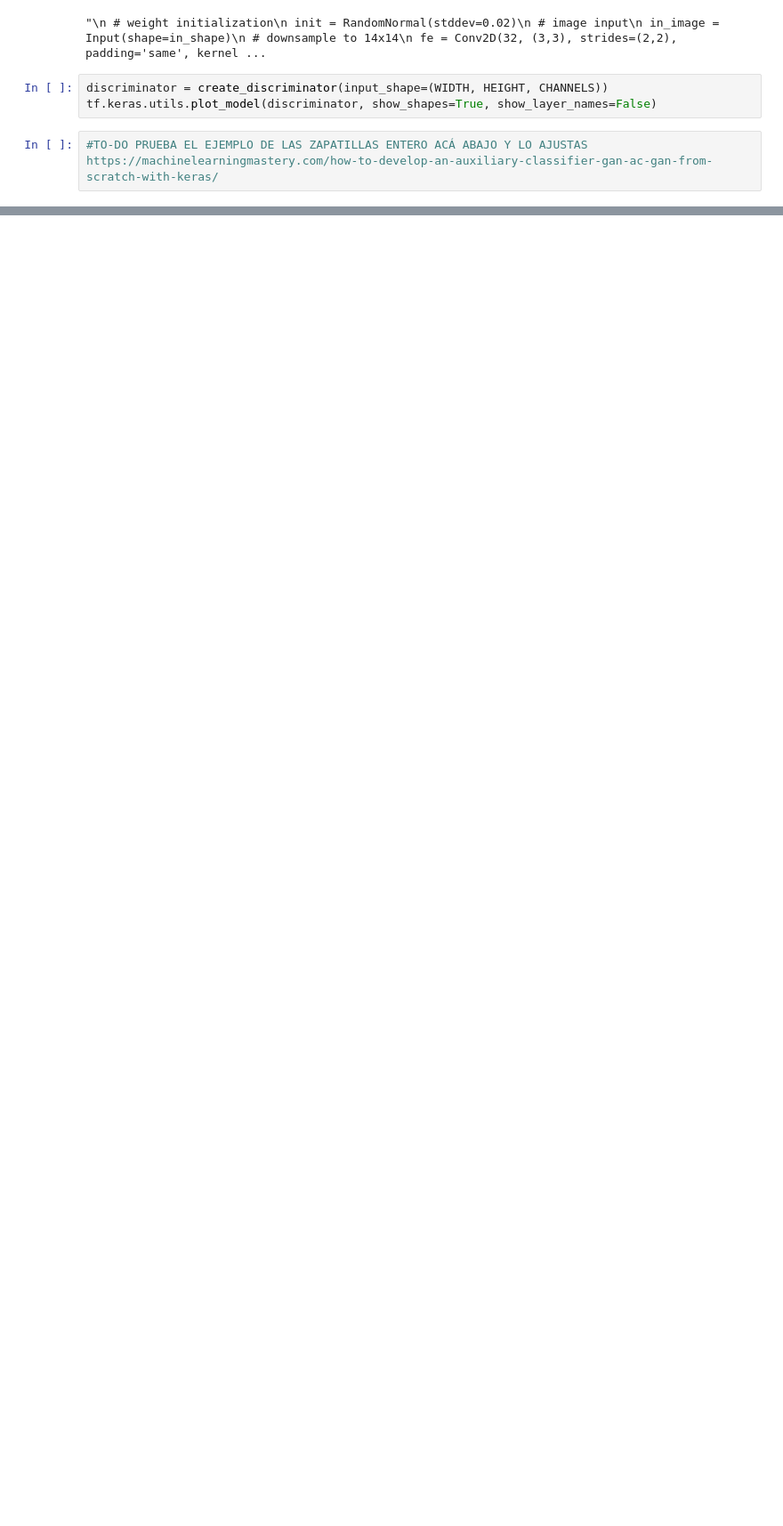
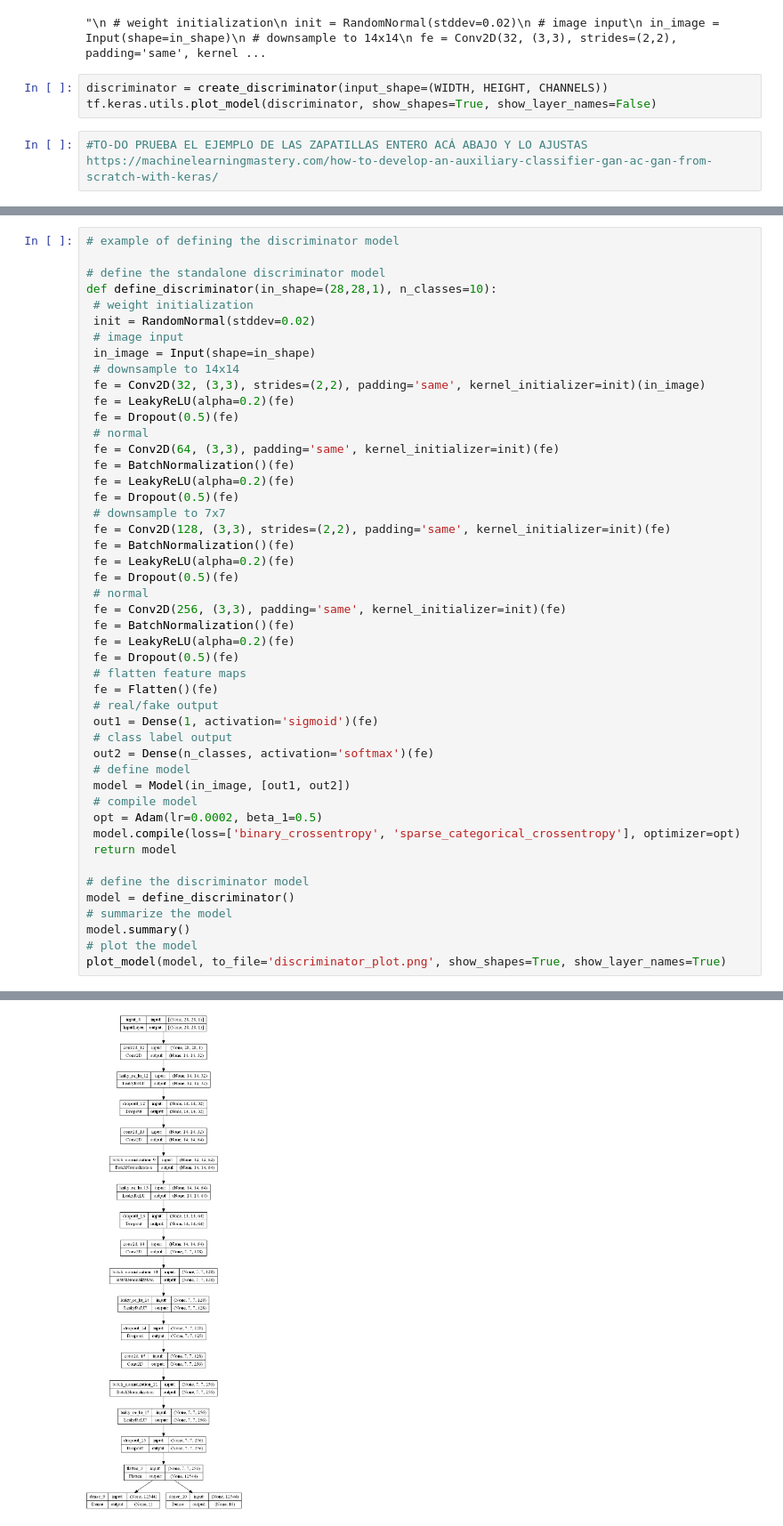
Before and after one commit to tardisfromtornspace/Agentes-Inteligentes, a Jupyter notebook: ACGAN-Algigantix.ipynb, the cells around one changed output, grey strips where cells are left out. Shown at 89% size. Saved outputs shown, nothing was run; the diff lists cells and outputs as text; blank space fills up the shorter version.

```diff
--- a/ACGAN-Algigantix.ipynb
+++ b/ACGAN-Algigantix.ipynb
@@ -250,0 +328,48 @@ tf.keras.utils.plot_model(discriminator, show_shapes=True, show_layer_names=Fals
+# %%
+# example of defining the discriminator model
+
+# define the standalone discriminator model
+def define_discriminator(in_shape=(28,28,1), n_classes=10):
+ # weight initialization
+ init = RandomNormal(stddev=0.02)
+ # image input
+ in_image = Input(shape=in_shape)
+ # downsample to 14x14
+ fe = Conv2D(32, (3,3), strides=(2,2), padding='same', kernel_initializer=init)(in_image)
+ fe = LeakyReLU(alpha=0.2)(fe)
+ fe = Dropout(0.5)(fe)
+ # normal
+ fe = Conv2D(64, (3,3), padding='same', kernel_initializer=init)(fe)
+ fe = BatchNormalization()(fe)
+ fe = LeakyReLU(alpha=0.2)(fe)
+ fe = Dropout(0.5)(fe)
+ # downsample to 7x7
+ fe = Conv2D(128, (3,3), strides=(2,2), padding='same', kernel_initializer=init)(fe)
+ fe = BatchNormalization()(fe)
+ fe = LeakyReLU(alpha=0.2)(fe)
+ fe = Dropout(0.5)(fe)
+ # normal
+ fe = Conv2D(256, (3,3), padding='same', kernel_initializer=init)(fe)
+ fe = BatchNormalization()(fe)
+ fe = LeakyReLU(alpha=0.2)(fe)
+ fe = Dropout(0.5)(fe)
+ # flatten feature maps
+ fe = Flatten()(fe)
+ # real/fake output
+ out1 = Dense(1, activation='sigmoid')(fe)
+ # class label output
+ out2 = Dense(n_classes, activation='softmax')(fe)
+ # define model
+ model = Model(in_image, [out1, out2])
+ # compile model
+ opt = Adam(lr=0.0002, beta_1=0.5)
+ model.compile(loss=['binary_crossentropy', 'sparse_categorical_crossentropy'], optimizer=opt)
+ return model
+
+# define the discriminator model
+model = define_discriminator()
+# summarize the model
+model.summary()
+# plot the model
+plot_model(model, to_file='discriminator_plot.png', show_shapes=True, show_layer_names=True)
+# %% [output]
@@ -250,0 +393 @@ tf.keras.utils.plot_model(discriminator, show_shapes=True, show_layer_names=Fals
+[figure, added]
```
Also changed, not shown: parts of 25 cells of this notebook, 5 other files.
